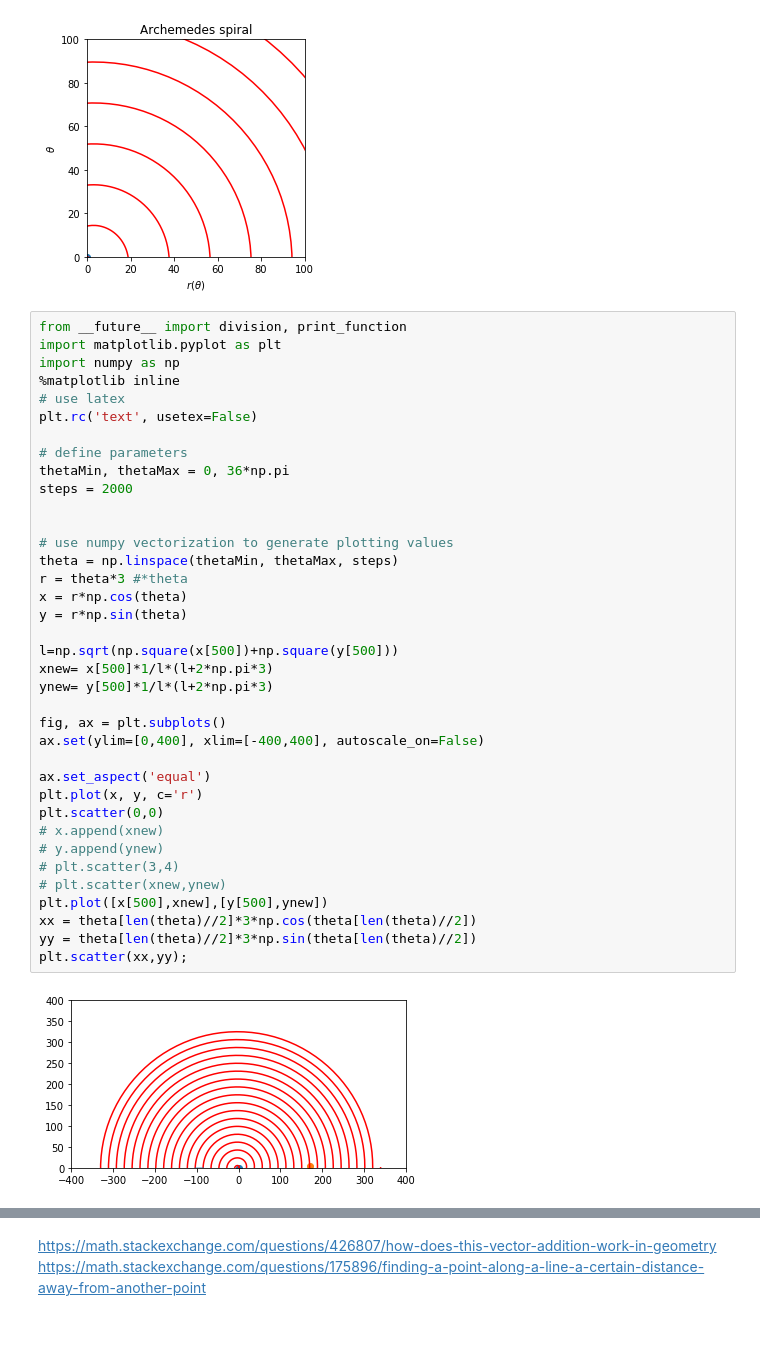
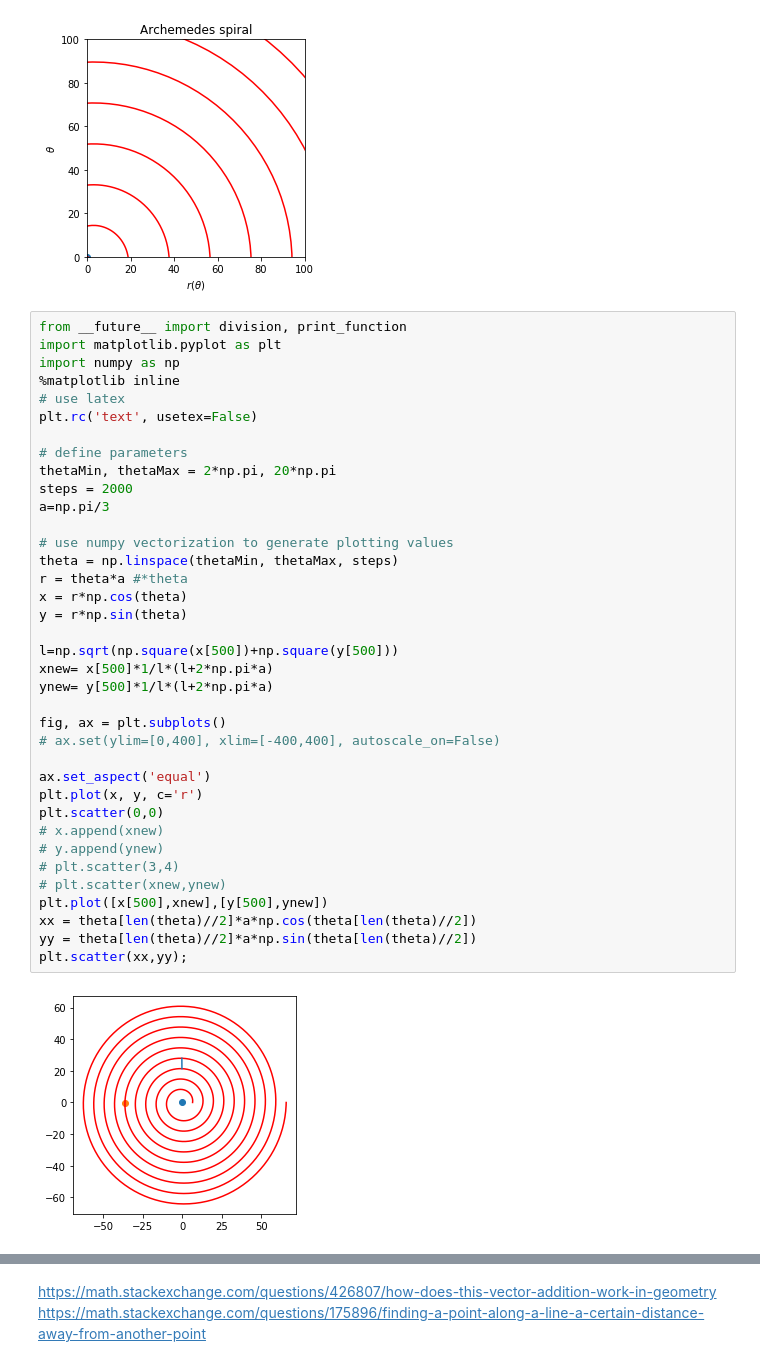
Before and after one commit to MaartenKool/CookBooks, a Jupyter notebook: SarosDialScratchPad.ipynb, the cells around one changed output, grey strips where cells are left out. Cells and saved outputs as stored; diff of their text form; blank space fills up the shorter version.

```diff
--- a/SarosDialScratchPad.ipynb
+++ b/SarosDialScratchPad.ipynb
@@ -522,42 +514,42 @@ plt.show()
 # %%
 from __future__ import division, print_function
 import matplotlib.pyplot as plt
 import numpy as np
 %matplotlib inline
 # use latex
 plt.rc('text', usetex=False)
 
 # define parameters
-thetaMin, thetaMax = 0, 36*np.pi
+thetaMin, thetaMax = 2*np.pi, 20*np.pi
 steps = 2000
-
+a=np.pi/3
 
 # use numpy vectorization to generate plotting values
 theta = np.linspace(thetaMin, thetaMax, steps)
-r = theta*3 #*theta
+r = theta*a #*theta
 x = r*np.cos(theta)
 y = r*np.sin(theta)
 
 l=np.sqrt(np.square(x[500])+np.square(y[500]))
-xnew= x[500]*1/l*(l+2*np.pi*3)
-ynew= y[500]*1/l*(l+2*np.pi*3)
+xnew= x[500]*1/l*(l+2*np.pi*a)
+ynew= y[500]*1/l*(l+2*np.pi*a)
 
 fig, ax = plt.subplots()
-ax.set(ylim=[0,400], xlim=[-400,400], autoscale_on=False)
+# ax.set(ylim=[0,400], xlim=[-400,400], autoscale_on=False)
 
 ax.set_aspect('equal')
 plt.plot(x, y, c='r')
 plt.scatter(0,0)
 # x.append(xnew)
 # y.append(ynew)
 # plt.scatter(3,4)
 # plt.scatter(xnew,ynew)
 plt.plot([x[500],xnew],[y[500],ynew])
-xx = theta[len(theta)//2]*3*np.cos(theta[len(theta)//2])
-yy = theta[len(theta)//2]*3*np.sin(theta[len(theta)//2])
+xx = theta[len(theta)//2]*a*np.cos(theta[len(theta)//2])
+yy = theta[len(theta)//2]*a*np.sin(theta[len(theta)//2])
 plt.scatter(xx,yy);
 # %% [output]
-[figure, old version]
+[figure, new version]
 # %%
 theta[len(theta)//2]
 # %% [output]
```
Also changed, not shown: parts of 10 cells of this notebook.
